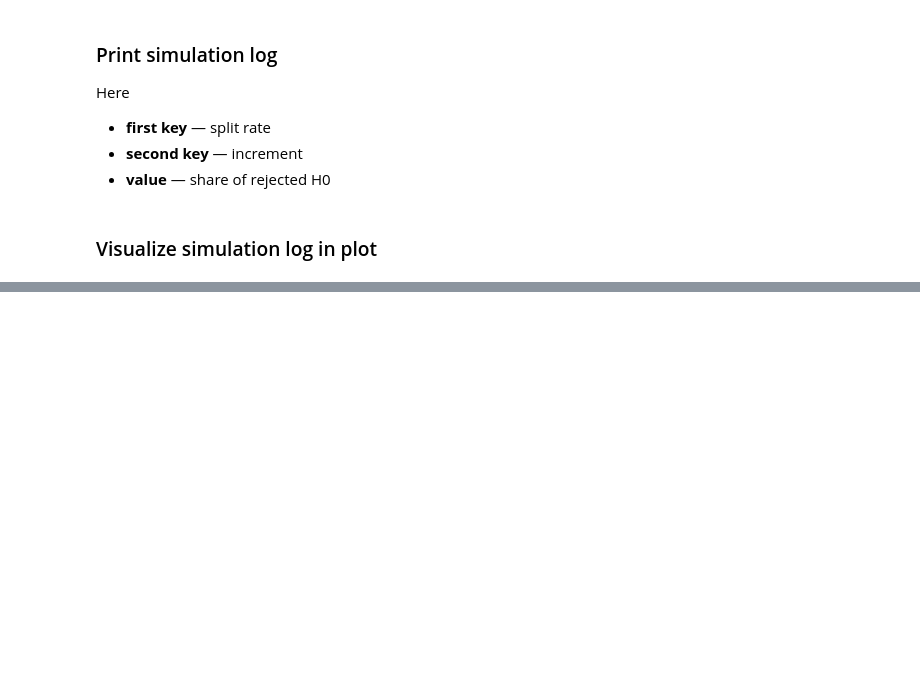
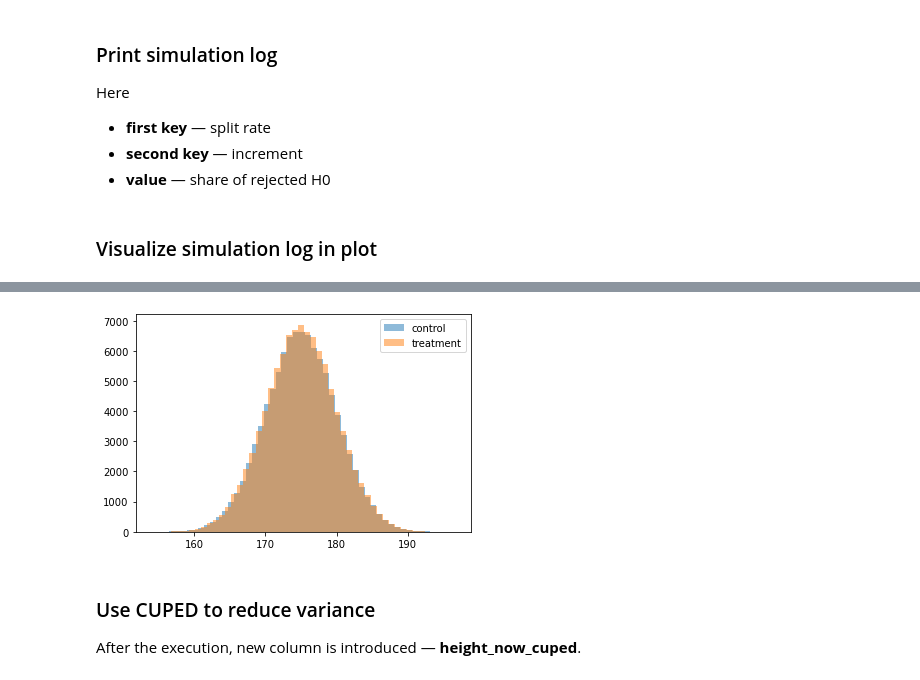
Before and after one commit to educauchy/auto-ab, a Jupyter notebook: notebooks/user_guide.ipynb, the cells around one changed output, grey strips where cells are left out. Drawn from its saved outputs; the diff is of its cells as text; code cells hidden in the pictures; blank space fills up the shorter version.

Commit message:
Add variance reduction module to user guide, plot distributions in graphics module

```diff
--- a/notebooks/user_guide.ipynb
+++ b/notebooks/user_guide.ipynb
@@ -109,0 +125,3 @@ gf.plot_simulation_log(config['result']['csv_path'])
+# %%
+ab_data = pd.read_csv(os.path.join(project_dir, 'data/internal/guide/ab_data.csv'))
+ab_data.head()
@@ -109,0 +135,8 @@ gf.plot_simulation_log(config['result']['csv_path'])
+# %%
+gf.plot_distributions(ab_data, 'height_now', 'groups', 50, '')
+# %% [output]
+[figure, added]
+# %% [markdown]
+### Use CUPED to reduce variance
+
+After the execution, new column is introduced — **height_now_cuped**.
```
Also changed, not shown: parts of 13 cells of this notebook, 1 other file.
